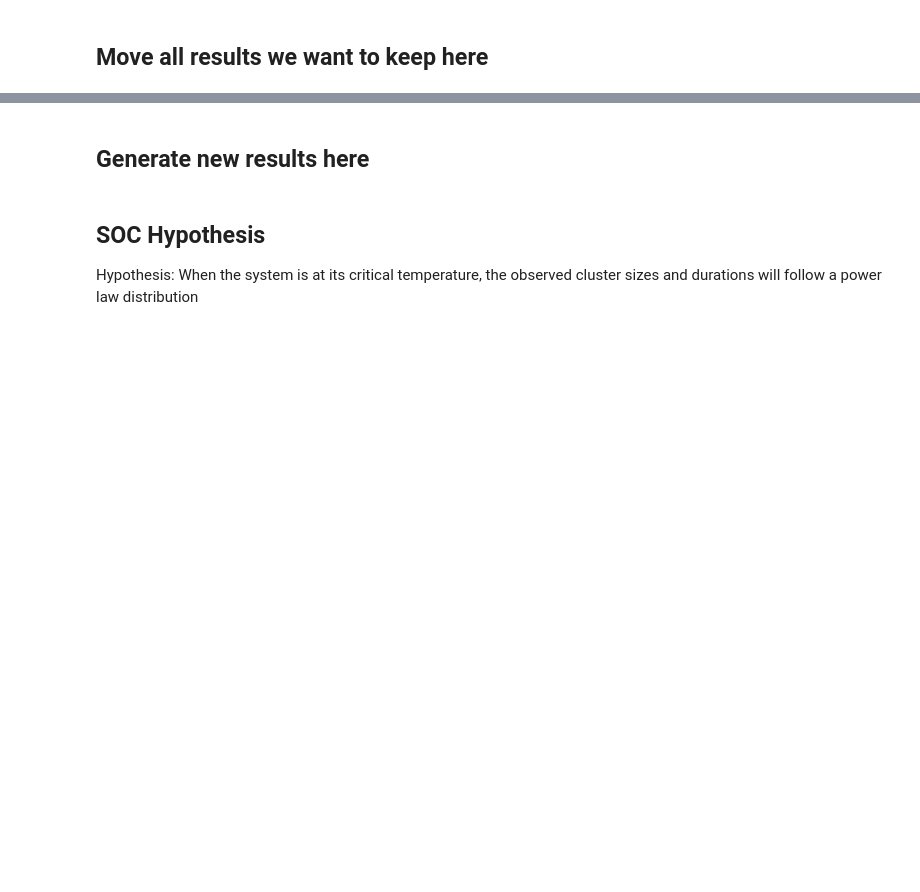
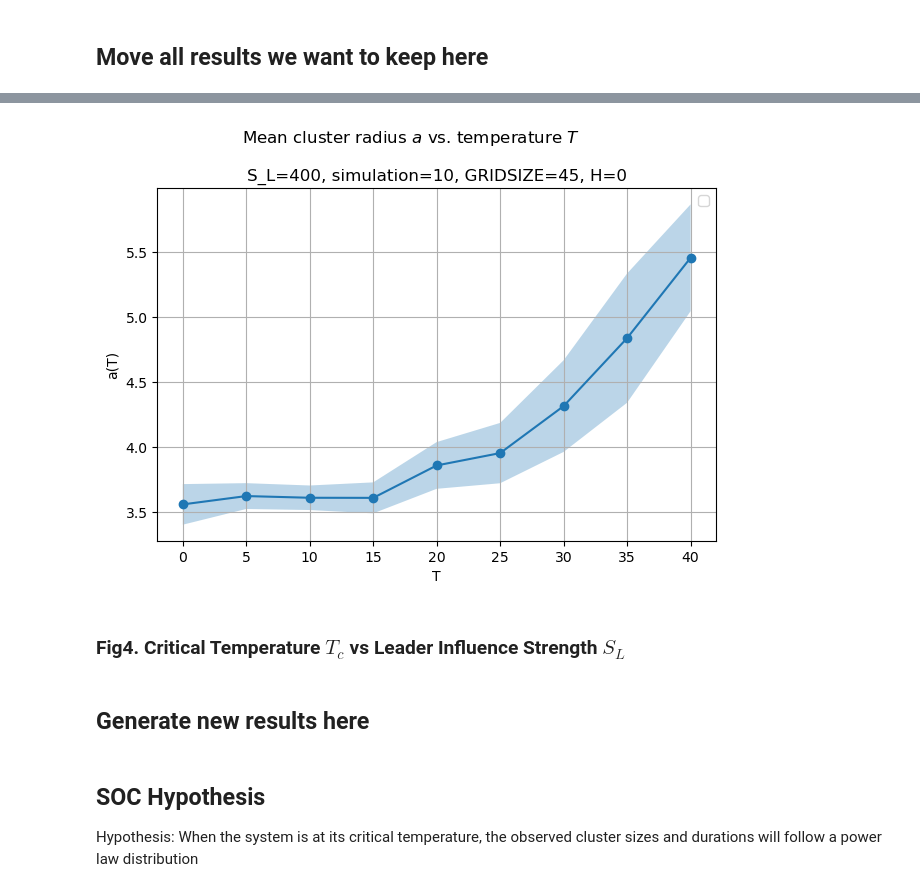
Before and after one commit to jonas4climate/opinion-formation-complexity, a Jupyter notebook: opinion_formation.ipynb, the cells around one changed output, grey strips where cells are left out. Saved outputs shown, nothing was run; the diff lists cells and outputs as text; code cells hidden in the pictures; blank space fills up the shorter version.

```diff
--- a/opinion_formation.ipynb
+++ b/opinion_formation.ipynb
@@ -24,0 +30,18 @@ import powerlaw
+# %%
+data = pd.read_csv('data/fig3_results.csv')
+
+TEMPERATURES = data['Temperature']
+mean_cluster_radii = data['Mean Cluster Radius']
+std_cluster_radii = data['Standard Deviation']
+
+S_LEADER = data['S Leader'][1]
+N_SIMS = data['N Simulations'][1]
+GRIDSIZE_X = data['Grid Size X'][1]
+H = data['H'][1]
+
+# print("s",S_LEADER)
+# print("s",N_SIMS)
+# print("s",GRIDSIZE_X)
+# print("s",H)
+
+print(data)
@@ -24,0 +66,18 @@ import powerlaw
+# %%
+
+plt.suptitle('Mean cluster radius $a$ vs. temperature $T$')
+plt.title(f'S_L={S_LEADER}, simulation={N_SIMS}, GRIDSIZE={GRIDSIZE_X}, H={H}')
+plt.xlabel('T')
+plt.ylabel('a(T)')
+
+#xmin, xmax = 3, 8
+#ymin, ymax = 0, 10
+#plt.xlim([xmin, xmax])
+#plt.ylim([ymin, ymax])
+plt.plot(TEMPERATURES, mean_cluster_radii, marker="o")
+plt.fill_between(TEMPERATURES, mean_cluster_radii - std_cluster_radii, mean_cluster_radii + std_cluster_radii, alpha=0.3)
+plt.grid()
+plt.legend()
+plt.tight_layout()
+plt.show()
+# %% [output]
@@ -25,3 +85,6 @@ import powerlaw
+[figure, added]
+# %% [markdown]
+### Fig4. Critical Temperature $T_c$ vs Leader Influence Strength $S_L$
 # %% [markdown]
 ## Generate new results here
 # %% [markdown]
```
Also changed, not shown: parts of 4 cells of this notebook.
